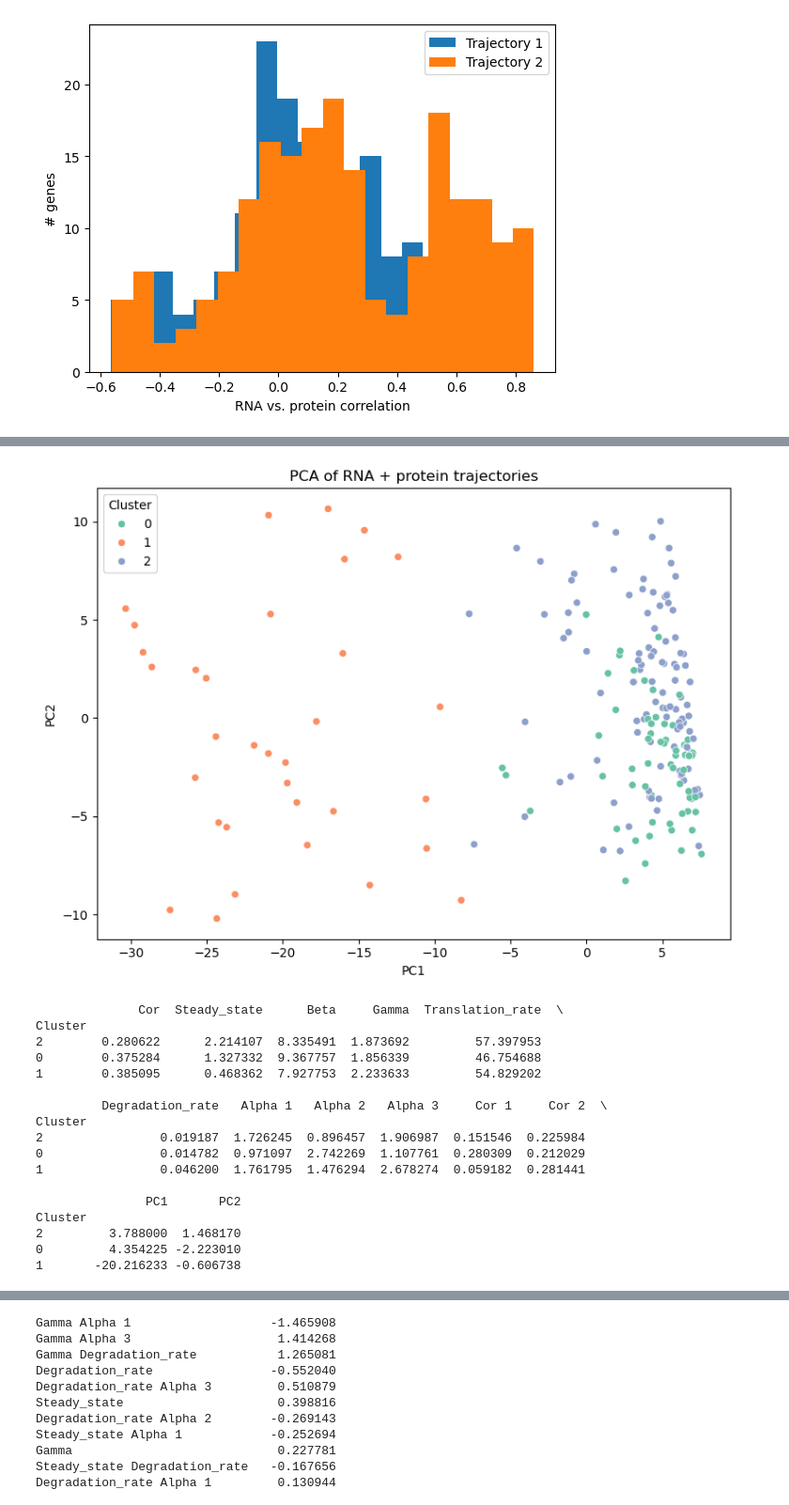
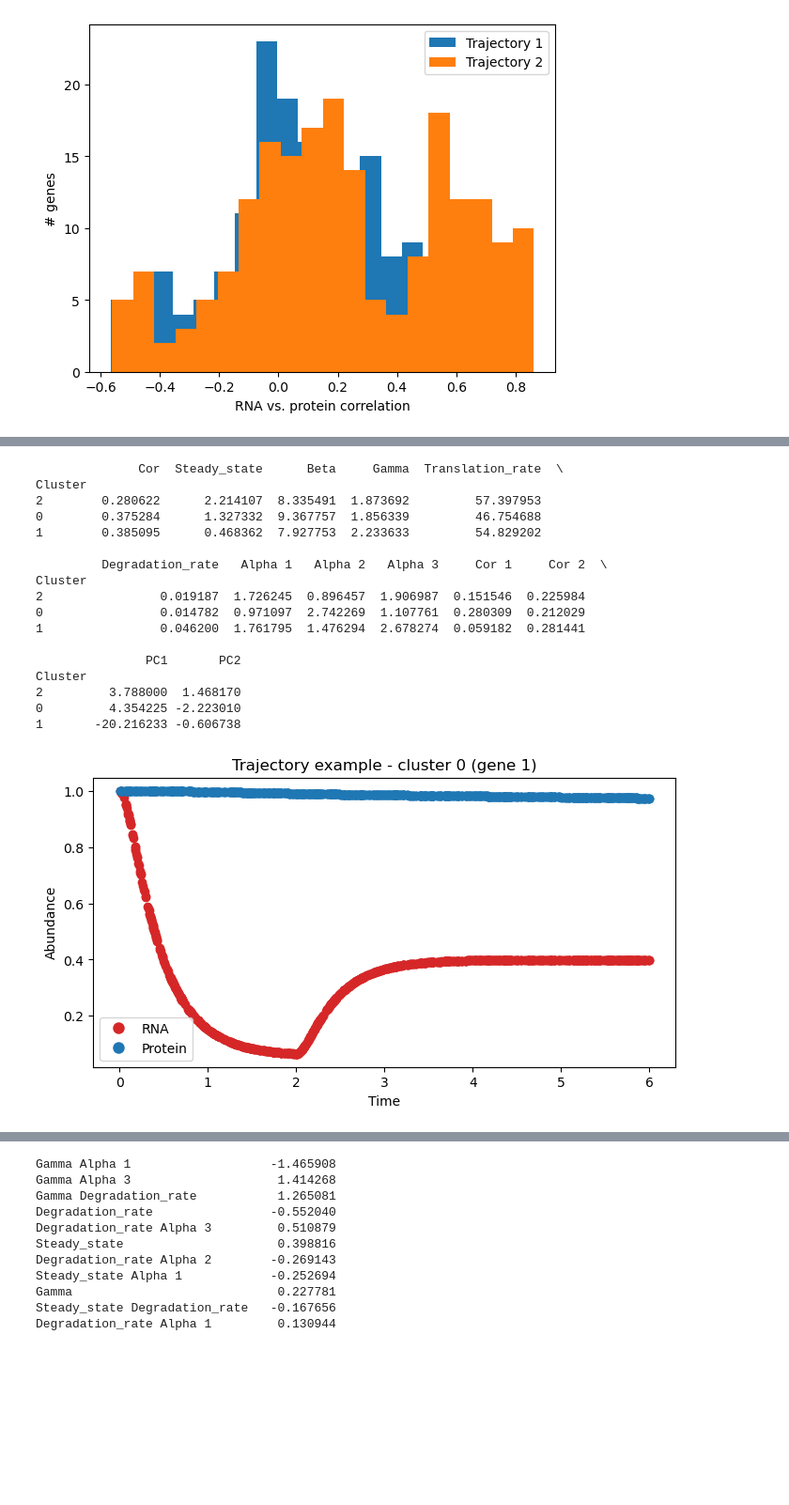
Before and after one commit to reliscu/chronocell_simulations, a Jupyter notebook: simulate_data.ipynb, the cells around one changed output, grey strips where cells are left out. Shown at 94% size. Cells and saved outputs as stored; diff of their text form; code cells hidden in the pictures; blank space fills up the shorter version.

Commit message:
refining plots/anlayses

```diff
--- a/simulate_data.ipynb
+++ b/simulate_data.ipynb
@@ -245,58 +239,63 @@ P_norm = P_observed / np.max(P_observed, axis=0)
 combined_traj = np.concatenate([Y_norm, P_norm], axis=0)
 pca = PCA(n_components=3)
 traj_pca = pca.fit_transform(combined_traj.T)
 
 kmeans = KMeans(n_clusters=3, random_state=0)
 data['Cluster'] = kmeans.fit_predict(traj_pca)
 data['PC1'] = traj_pca[:, 0]
 data['PC2'] = traj_pca[:, 1]
 
 plt.figure(figsize=(8, 6))
 sns.scatterplot(x='PC1', y='PC2', data=data, hue='Cor')
 plt.title('PCA of RNA + protein trajectories')
 plt.xlabel('PC1')
 plt.ylabel('PC2')
 plt.tight_layout()
 plt.show()
 
-plt.figure(figsize=(8, 6))
-sns.scatterplot(x='PC1', y='PC2', data=data, hue='Cluster', palette='Set2')
-plt.title('PCA of RNA + protein trajectories')
-plt.xlabel('PC1')
-plt.ylabel('PC2')
-plt.tight_layout()
-plt.show()
+# plt.figure(figsize=(8, 6))
+# sns.scatterplot(x='PC1', y='PC2', data=data, hue='Cluster', palette='Set2')
+# plt.title('PCA of RNA + protein trajectories')
+# plt.xlabel('PC1')
+# plt.ylabel('PC2')
+# plt.tight_layout()
+# plt.show()
+
+custom_handles = [
+    Line2D([0], [0], marker='o', color='w', label='RNA', markerfacecolor='tab:red', markersize=10),  # big marker
+    Line2D([0], [0], marker='o', color='w', label='Protein', markerfacecolor='tab:blue', markersize=10), # small marker
+        ]
 
 print(data.groupby('Cluster').mean().sort_values('Cor'))
 
 # Plot representative gene trajectories from each cluster
 for c in sorted(data['Cluster'].unique()):
     idx = data[data['Cluster'] == c].index[0]  # random gene in cluster
     plt.figure(figsize=(8, 4))
-    plt.scatter(true_t[true_l == 0], Y[:n, idx, 1] / np.max(Y[:n, idx, 1]), label='RNA', s=2)
-    plt.scatter(true_t[true_l == 0], P[:n, idx] / np.max(P[:n, idx]), label='Protein', s=2)
+    plt.scatter(true_t[true_l == 0], Y[:n, idx, 1] / np.max(Y[:n, idx, 1]), color="tab:red")
+    plt.scatter(true_t[true_l == 0], P[:n, idx] / np.max(P[:n, idx]), color="tab:blue")
     plt.title(f'Trajectory example - cluster {c} (gene {idx})')
     plt.xlabel('Time')
     plt.ylabel('Abundance')
-    plt.legend()
+    plt.legend(handles=custom_handles)
     plt.show()
 # %% [output]
 [figure]
+              Cor  Steady_state      Beta     Gamma  Translation_rate  \
+Cluster
+2        0.280622      2.214107  8.335491  1.873692         57.397953
+0        0.375284      1.327332  9.367757  1.856339         46.754688
+1        0.385095      0.468362  7.927753  2.233633         54.829202
+
+         Degradation_rate   Alpha 1   Alpha 2   Alpha 3     Cor 1     Cor 2  \
+Cluster
+2                0.019187  1.726245  0.896457  1.906987  0.151546  0.225984
+0                0.014782  0.971097  2.742269  1.107761  0.280309  0.212029
+1                0.046200  1.761795  1.476294  2.678274  0.059182  0.281441
+
+               PC1       PC2
+Cluster
+2         3.788000  1.468170
+0         4.354225 -2.223010
+1       -20.216233 -0.606738
-[figure, old version]
+[figure, new version]
-              Cor  Steady_state      Beta     Gamma  Translation_rate  \
-Cluster
-2        0.280622      2.214107  8.335491  1.873692         57.397953
-0        0.375284      1.327332  9.367757  1.856339         46.754688
-1        0.385095      0.468362  7.927753  2.233633         54.829202
-
-         Degradation_rate   Alpha 1   Alpha 2   Alpha 3     Cor 1     Cor 2  \
-Cluster
-2                0.019187  1.726245  0.896457  1.906987  0.151546  0.225984
-0                0.014782  0.971097  2.742269  1.107761  0.280309  0.212029
-1                0.046200  1.761795  1.476294  2.678274  0.059182  0.281441
-
-               PC1       PC2
-Cluster
-2         3.788000  1.468170
-0         4.354225 -2.223010
-1       -20.216233 -0.606738
```
Also changed, not shown: parts of 11 cells of this notebook, 1 other file.
